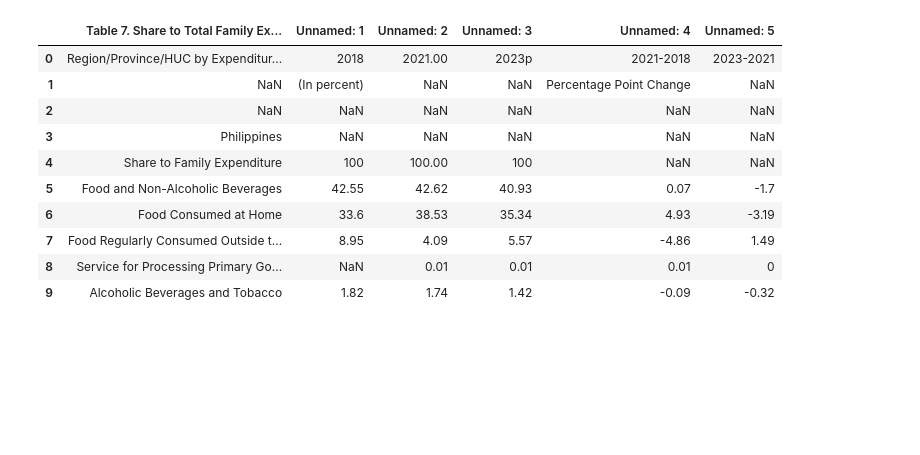
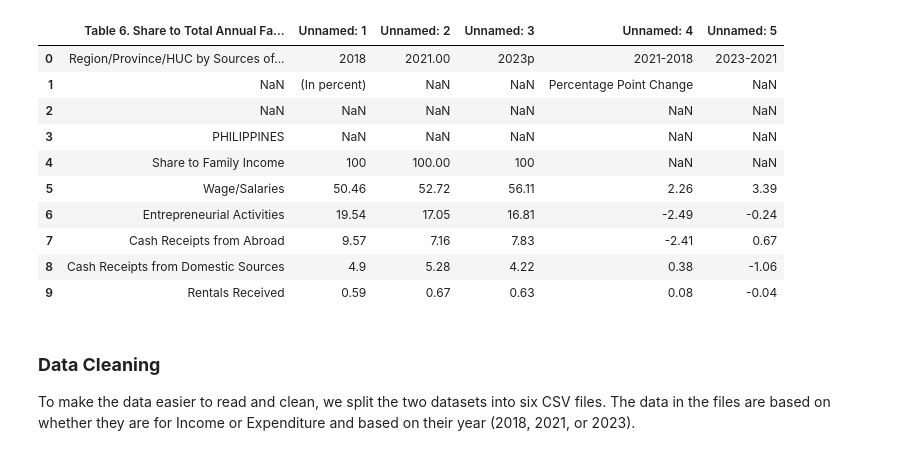
Before and after one commit to Sky282128/RoleModels, a Jupyter notebook: RoleModels.ipynb, the cells around one changed output. Saved outputs shown, nothing was run; the diff lists cells and outputs as text; code cells hidden in the pictures; blank space fills up the shorter version.

Commit message:
added descriptions for data cleaning

```diff
--- a/RoleModels.ipynb
+++ b/RoleModels.ipynb
@@ -9,19 +54,23 @@ import matplotlib.pyplot as plt
 dfIncome = pd.read_excel("Table 6. 2018, 2021 and 2023p Share to Total Annual Family Income, by Region, Province and HUC.xlsx", engine="openpyxl")
 dfExpenditure = pd.read_excel("Table 7. 2018, 2021 and 2023p Share to Total Family Expenditure, by Region, Province and HUC.xlsx", engine="openpyxl")
 # %%
-dfExpenditure.head(10)
+dfIncome.head(10)
+#dfExpenditure.head(10)
 # %% [output]
-|  | Table 7. Share to Total Family Ex... | Unnamed: 1 | Unnamed: 2 | Unnamed: 3 | Unnamed: 4 | Unnamed: 5 |
-| 0 | Region/Province/HUC by Expenditur... | 2018 | 2021.00 | 2023p | 2021-2018 | 2023-2021 |
+|  | Table 6. Share to Total Annual Fa... | Unnamed: 1 | Unnamed: 2 | Unnamed: 3 | Unnamed: 4 | Unnamed: 5 |
+| 0 | Region/Province/HUC by Sources of... | 2018 | 2021.00 | 2023p | 2021-2018 | 2023-2021 |
 | 1 | NaN | (In percent) | NaN | NaN | Percentage Point Change | NaN |
 | 2 | NaN | NaN | NaN | NaN | NaN | NaN |
-| 3 | Philippines | NaN | NaN | NaN | NaN | NaN |
-| 4 | Share to Family Expenditure | 100 | 100.00 | 100 | NaN | NaN |
-| 5 | Food and Non-Alcoholic Beverages | 42.55 | 42.62 | 40.93 | 0.07 | -1.7 |
-| 6 | Food Consumed at Home | 33.6 | 38.53 | 35.34 | 4.93 | -3.19 |
-| 7 | Food Regularly Consumed Outside t... | 8.95 | 4.09 | 5.57 | -4.86 | 1.49 |
-| 8 | Service for Processing Primary Go... | NaN | 0.01 | 0.01 | 0.01 | 0 |
-| 9 | Alcoholic Beverages and Tobacco | 1.82 | 1.74 | 1.42 | -0.09 | -0.32 |
+| 3 | PHILIPPINES | NaN | NaN | NaN | NaN | NaN |
+| 4 | Share to Family Income | 100 | 100.00 | 100 | NaN | NaN |
+| 5 | Wage/Salaries | 50.46 | 52.72 | 56.11 | 2.26 | 3.39 |
+| 6 | Entrepreneurial Activities | 19.54 | 17.05 | 16.81 | -2.49 | -0.24 |
+| 7 | Cash Receipts from Abroad | 9.57 | 7.16 | 7.83 | -2.41 | 0.67 |
+| 8 | Cash Receipts from Domestic Sources | 4.9 | 5.28 | 4.22 | 0.38 | -1.06 |
+| 9 | Rentals Received | 0.59 | 0.67 | 0.63 | 0.08 | -0.04 |
+# %% [markdown]
+### **Data Cleaning**
+To make the data easier to read and clean, we split the two datasets into six CSV files. The data in the files are based on whether they are for Income or Expenditure and based on their year (2018, 2021, or 2023).
 # %%
 #Table 6. 2018, 2021 and 2023p Share to Total Annual Family Income, by Region, Province and HUC
 Income18 = pd.read_csv("I18.csv")
```
Also changed, not shown: parts of 12 cells of this notebook.
